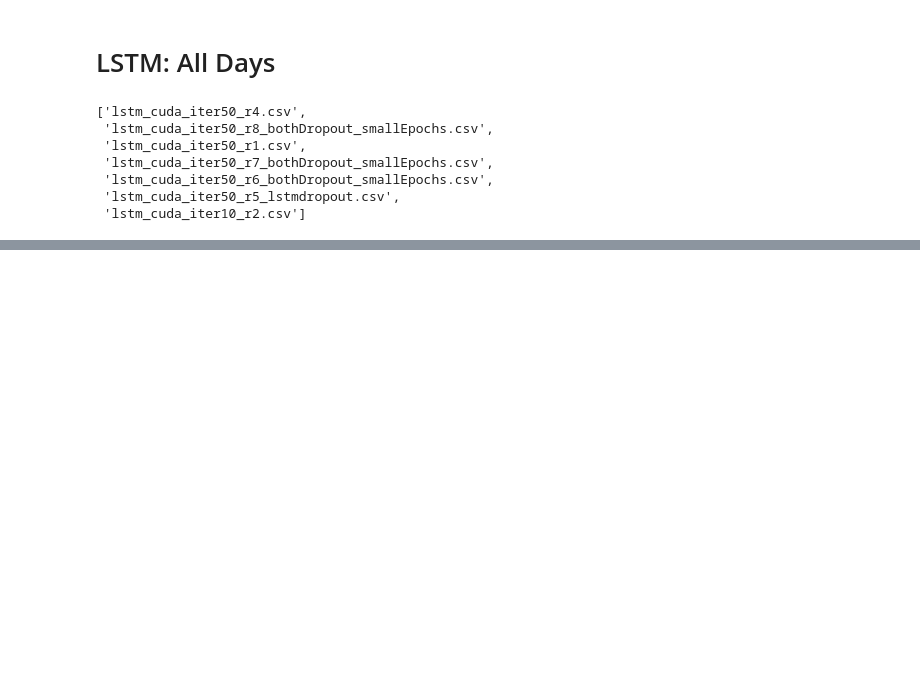
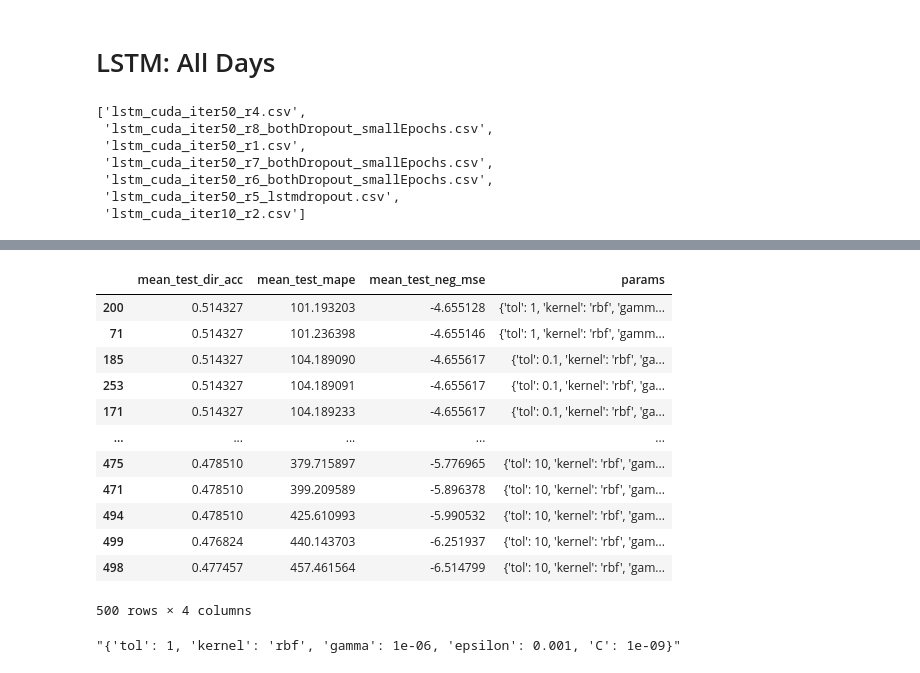
Before and after one commit to TianyuDu/ugthesis, a Jupyter notebook: model_selection_results/result_summary.ipynb, the cells around one changed output, grey strips where cells are left out. Saved outputs shown, nothing was run; the diff lists cells and outputs as text; code cells hidden in the pictures; blank space fills up the shorter version.

```diff
--- a/model_selection_results/result_summary.ipynb
+++ b/model_selection_results/result_summary.ipynb
@@ -62,0 +74,22 @@ df_lstm.sort_values("val_mse", ascending=True)
+# %%
+cols = ["mean_test_dir_acc", "mean_test_mape", "mean_test_neg_mse", "params"]
+# %%
+df_svr_alldays.sort_values("mean_test_neg_mse", ascending=False)[cols]
+# %% [output]
+|  | mean_test_dir_acc | mean_test_mape | mean_test_neg_mse | params |
+| 200 | 0.514327 | 101.193203 | -4.655128 | {'tol': 1, 'kernel': 'rbf', 'gamm... |
+| 71 | 0.514327 | 101.236398 | -4.655146 | {'tol': 1, 'kernel': 'rbf', 'gamm... |
+| 185 | 0.514327 | 104.189090 | -4.655617 | {'tol': 0.1, 'kernel': 'rbf', 'ga... |
+| 253 | 0.514327 | 104.189091 | -4.655617 | {'tol': 0.1, 'kernel': 'rbf', 'ga... |
+| 171 | 0.514327 | 104.189233 | -4.655617 | {'tol': 0.1, 'kernel': 'rbf', 'ga... |
+| ... | ... | ... | ... | ... |
+| 475 | 0.478510 | 379.715897 | -5.776965 | {'tol': 10, 'kernel': 'rbf', 'gam... |
+| 471 | 0.478510 | 399.209589 | -5.896378 | {'tol': 10, 'kernel': 'rbf', 'gam... |
+| 494 | 0.478510 | 425.610993 | -5.990532 | {'tol': 10, 'kernel': 'rbf', 'gam... |
+| 499 | 0.476824 | 440.143703 | -6.251937 | {'tol': 10, 'kernel': 'rbf', 'gam... |
+| 498 | 0.477457 | 457.461564 | -6.514799 | {'tol': 10, 'kernel': 'rbf', 'gam... |
+500 rows × 4 columns
+# %%
+df_svr_alldays.sort_values("mean_test_neg_mse", ascending=False)[cols].iloc[0]["params"]
+# %% [output]
+"{'tol': 1, 'kernel': 'rbf', 'gamma': 1e-06, 'epsilon': 0.001, 'C': 1e-09}"
```
Also changed, not shown: parts of 32 cells of this notebook, 25 other files.
